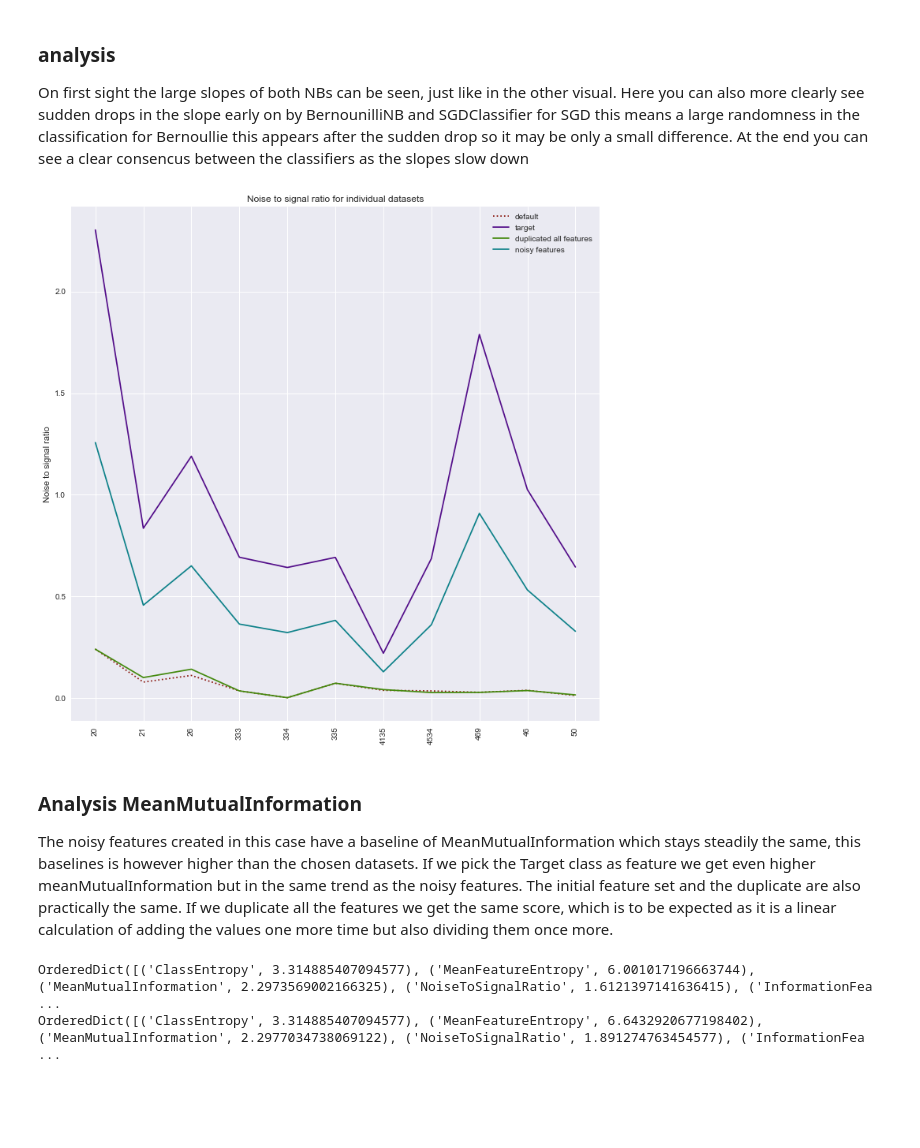
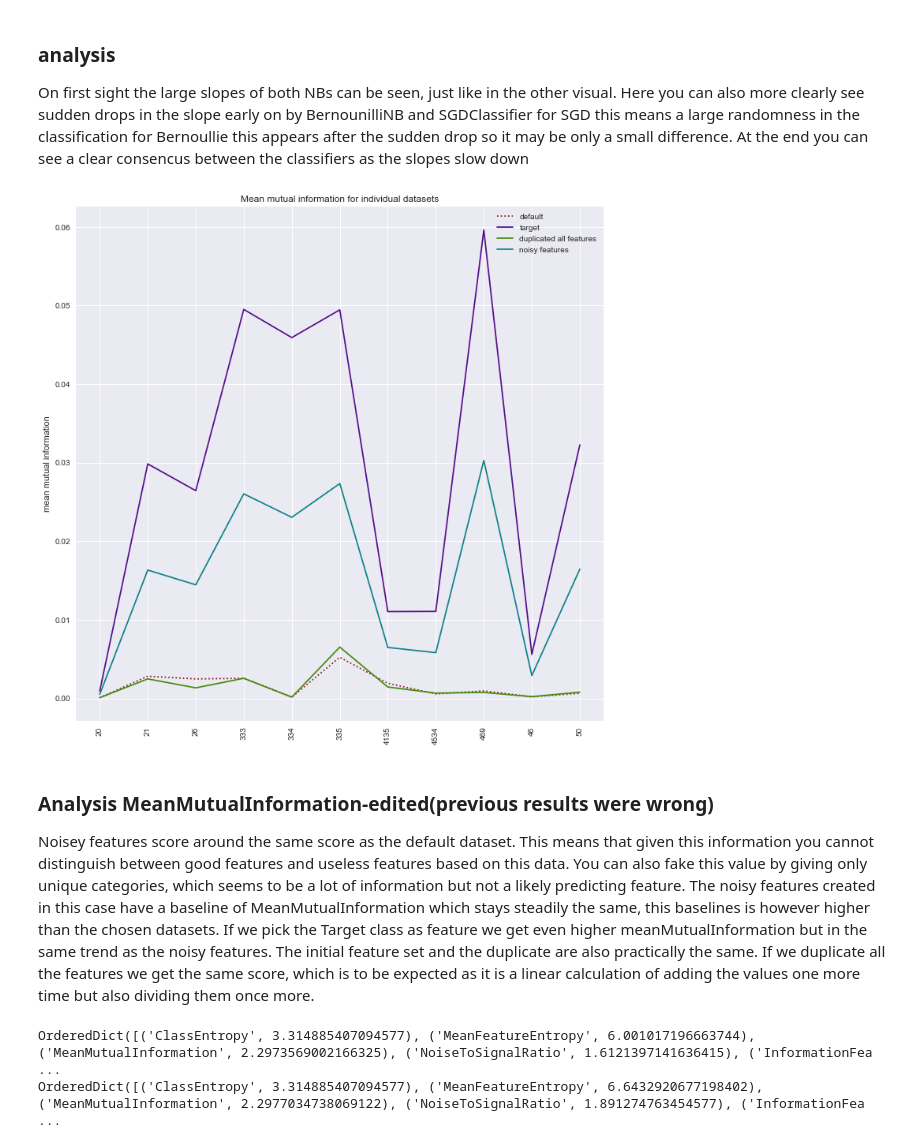
Before and after one commit to lieeuwos/Primitive_annotations, a Jupyter notebook: Showing.ipynb, the cells around one changed output. Saved outputs shown, nothing was run; the diff lists cells and outputs as text; code cells hidden in the pictures; blank space fills up the shorter version.

Commit message:
Fixed mistake mutual information calculation, still running updates for wrongly done classification

```diff
--- a/Showing.ipynb
+++ b/Showing.ipynb
@@ -1364,36 +1095,41 @@ for did in Cat:
     cat = read_did_cat(did)
     x1.append(information_theoretic_metafeatures(np.array(X), np.array(y), cat)['MeanMutualInformation'])
     amount = readDict(did)['NumberOfFeatures'] - 1
+    for i,val in enumerate(cat):
+        cat[i] = False
     X = add_noise_features2(X,cat,amount)
+    for i,val in enumerate(cat):
+        cat[i] = True
     for i in range(amount):
         cat.append(True)
     x3.append(information_theoretic_metafeatures(np.array(X), np.array(y), cat)['MeanMutualInformation'])
     X,y = read_did(did)
     X = add_copy_features(X,amount)
     x2.append(information_theoretic_metafeatures(np.array(X), np.array(y), cat)['MeanMutualInformation'])
     X = create_features(y)
     cat = [True,True]
     x4.append(information_theoretic_metafeatures(np.array(X), np.array(y), cat)['MeanMutualInformation'])
 fig, ax = plt.subplots()
 cl = sns.hls_palette(4, l=.3, s=.8)
 x_axis =range(len(Cat))
 _= ax.plot(x_axis,x1, color = cl[0],ls = ':' ,label = 'default')
 _= ax.plot(x_axis,x4, color = cl[3] ,label = 'target')
 _= ax.plot(x_axis,x2, color = cl[1], label = 'duplicated all features' )
 _= ax.plot(x_axis,x3, color = cl[2], label = 'noisy features' )
 _=plt.xticks(x_axis, Cat,rotation='vertical')
 _=plt.title('Mean mutual information for individual datasets')
 _=plt.ylabel('mean mutual information')
 #_=plt.yscale("log", nonposy='clip')
 fig.set_figheight(12)
 fig.set_figwidth(12)
 # ax.set_yscale("log", nonposy='clip')
 _=plt.legend()
 _=plt.show()
 # %% [output]
-[figure, old version]
+[figure, new version]
 # %% [markdown]
-### Analysis MeanMutualInformation
+### Analysis MeanMutualInformation-edited(previous results were wrong)
+Noisey features score around the same score as the default dataset. This means that given this information you cannot distinguish between good features and useless features based on this data. You can also fake this value by giving only unique categories, which seems to be a lot of information but not a likely predicting feature.
 The noisy features created in this case have a baseline of MeanMutualInformation which stays steadily the same, this baselines is however higher than the chosen datasets. If we pick the Target class as feature we get even higher meanMutualInformation but in the same trend as the noisy features. The initial feature set and the duplicate are also practically the same. If we duplicate all the features we get the same score, which is to be expected as it is a linear calculation of adding the values one more time but also dividing them once more.
 # %%
 X = []
```
Also changed, not shown: parts of 17 cells of this notebook, 1 other file.
